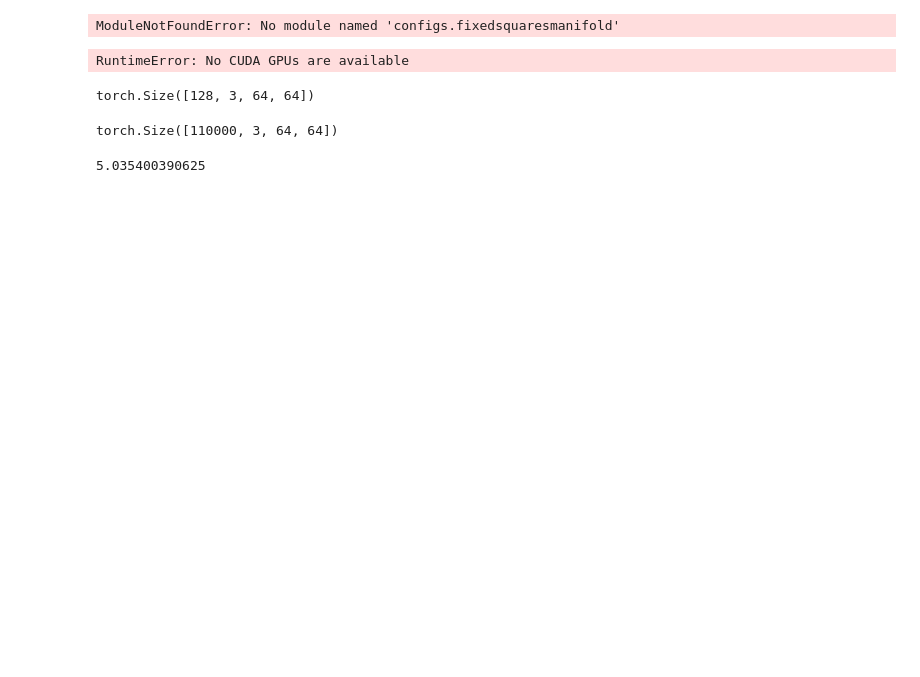
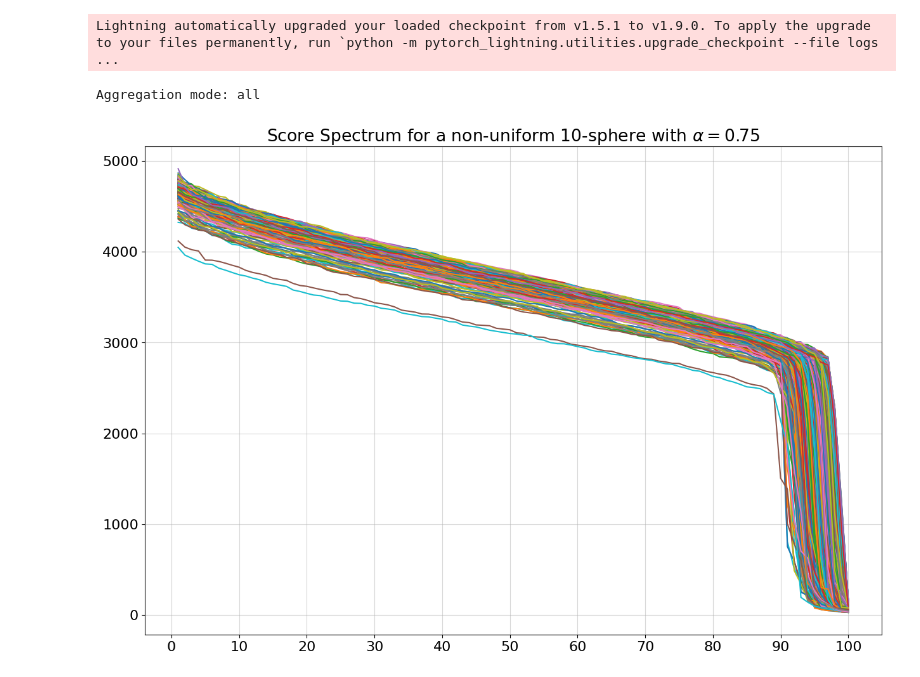
Before and after one commit to GBATZOLIS/conditional_score_diffusion, a Jupyter notebook: notebooks/test.ipynb, the cells around one changed output. Saved outputs shown, nothing was run; the diff lists cells and outputs as text; code cells hidden in the pictures; blank space fills up the shorter version.

```diff
--- a/notebooks/test.ipynb
+++ b/notebooks/test.ipynb
@@ -5,9 +4,0 @@ from lightning_data_modules import HaarDecomposedDataset, ImageDatasets, PairedD
-# %%
-from lightning_data_modules.utils import create_lightning_datamodule
-from configs.utils import read_config
-config = read_config('configs/fixedsquaresmanifold/10_3_5.py')
-DataModule = create_lightning_datamodule(config)
-DataModule.setup()
-train_dataloader = DataModule.train_dataloader()
-# %% [output]
-ModuleNotFoundError: No module named 'configs.fixedsquaresmanifold'
@@ -17,13 +6,16 @@ x = next(iter(train_dataloader))
 import os
 import run_lib
 from dim_reduction import get_manifold_dimension
-config = read_config('logs/ksphere/n_1/dim_10/random_isometry/non_uniform_0.25/config.pkl')
-config.model.checkpoint_path = 'logs/ksphere/n_1/dim_10/random_isometry/non_uniform_0.5/checkpoints/best/test.ckpt'
+from configs.utils import read_config
+std = 0.75
+config = read_config(f'logs/ksphere/n_1/dim_10/random_isometry/non_uniform_{std}/config.pkl')
+config.model.checkpoint_path = f'logs/ksphere/n_1/dim_10/random_isometry/non_uniform_{std}/checkpoints/best/last.ckpt'
 svd = get_manifold_dimension(config = config, name='svd', return_svd=True)
 # %% [output]
-RuntimeError: No CUDA GPUs are available
+Lightning automatically upgraded your loaded checkpoint from v1.5.1 to v1.9.0. To apply the upgrade to your files permanently, run `python -m pytorch_lightning.utilities.upgrade_checkpoint --file logs ...
 # %%
-from plot_utils import plot_spectrum, plot_distribution
-fig = plot_spectrum(svd, mode='all', title='Score Spectrum for a Spaghetti Line')
+from plot_utils import plot_spectrum, plot_distribution, plot_dims
+fig = plot_spectrum(svd, mode='all', title=f'Score Spectrum for a non-uniform 10-sphere with $\\alpha={std}$')
 # %% [output]
-torch.Size([128, 3, 64, 64])
+Aggregation mode: all
+[figure, added]
@@ -40,8 +21,0 @@ for i in range(10):
-# %%
-X.shape
-# %% [output]
-torch.Size([110000, 3, 64, 64])
-# %%
-X.element_size() * X.nelement() / 1024 / 1024 /1024
-# %% [output]
-5.035400390625
```
Also changed, not shown: parts of 11 cells of this notebook, 12 other files.
